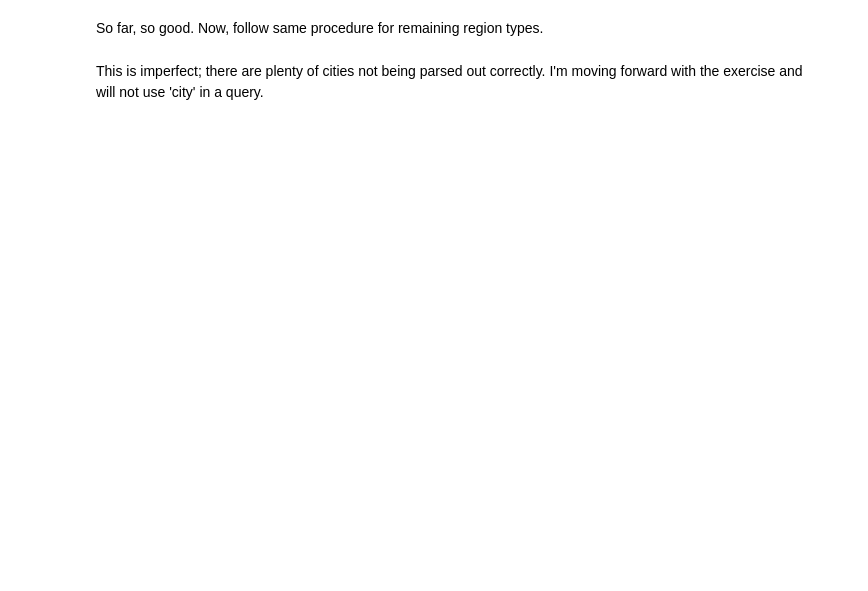
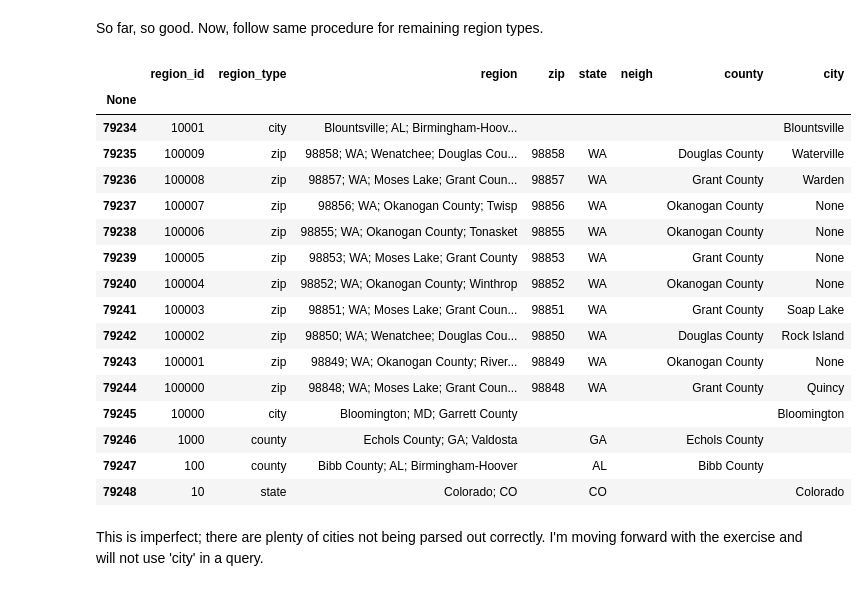
Before and after one commit to lilla-b/PROJECT_2, a Jupyter notebook: Project_2_ETL.ipynb, the cells around one changed output. Drawn from its saved outputs; the diff is of its cells as text; code cells hidden in the pictures; blank space fills up the shorter version.

```diff
--- a/Project_2_ETL.ipynb
+++ b/Project_2_ETL.ipynb
@@ -219,3 +221,21 @@ met
 # %%
 # Looking at the data frame:
-zillow_reg.tail(15)
+zillow_reg
+# %% [output]
+|  | region_id | region_type | region | zip | state | neigh | county | city |
+| None |  |  |  |  |  |  |  |  |
+| 79234 | 10001 | city | Blountsville; AL; Birmingham-Hoov... |  |  |  |  | Blountsville |
+| 79235 | 100009 | zip | 98858; WA; Wenatchee; Douglas Cou... | 98858 | WA |  | Douglas County | Waterville |
+| 79236 | 100008 | zip | 98857; WA; Moses Lake; Grant Coun... | 98857 | WA |  | Grant County | Warden |
+| 79237 | 100007 | zip | 98856; WA; Okanogan County; Twisp | 98856 | WA |  | Okanogan County | None |
+| 79238 | 100006 | zip | 98855; WA; Okanogan County; Tonasket | 98855 | WA |  | Okanogan County | None |
+| 79239 | 100005 | zip | 98853; WA; Moses Lake; Grant County | 98853 | WA |  | Grant County | None |
+| 79240 | 100004 | zip | 98852; WA; Okanogan County; Winthrop | 98852 | WA |  | Okanogan County | None |
+| 79241 | 100003 | zip | 98851; WA; Moses Lake; Grant Coun... | 98851 | WA |  | Grant County | Soap Lake |
+| 79242 | 100002 | zip | 98850; WA; Wenatchee; Douglas Cou... | 98850 | WA |  | Douglas County | Rock Island |
+| 79243 | 100001 | zip | 98849; WA; Okanogan County; River... | 98849 | WA |  | Okanogan County | None |
+| 79244 | 100000 | zip | 98848; WA; Moses Lake; Grant Coun... | 98848 | WA |  | Grant County | Quincy |
+| 79245 | 10000 | city | Bloomington; MD; Garrett County |  |  |  |  | Bloomington |
+| 79246 | 1000 | county | Echols County; GA; Valdosta |  | GA |  | Echols County |  |
+| 79247 | 100 | county | Bibb County; AL; Birmingham-Hoover |  | AL |  | Bibb County |  |
+| 79248 | 10 | state | Colorado; CO |  | CO |  |  | Colorado |
```
Also changed, not shown: parts of 34 cells of this notebook.
